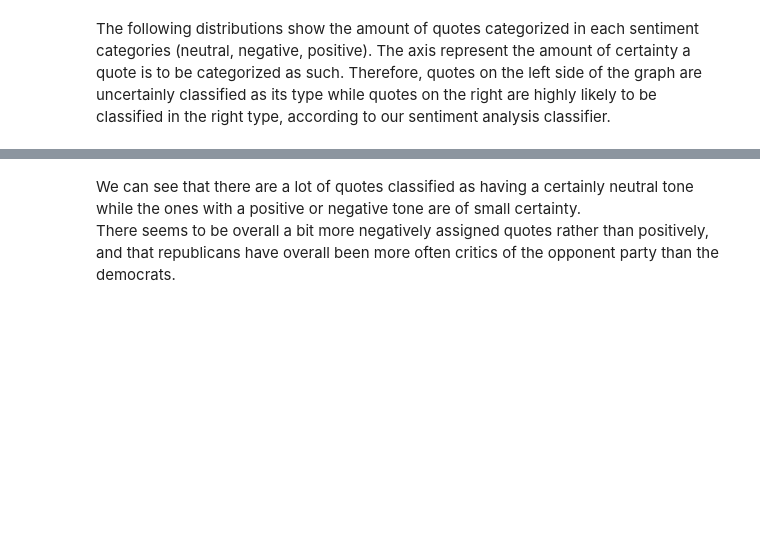
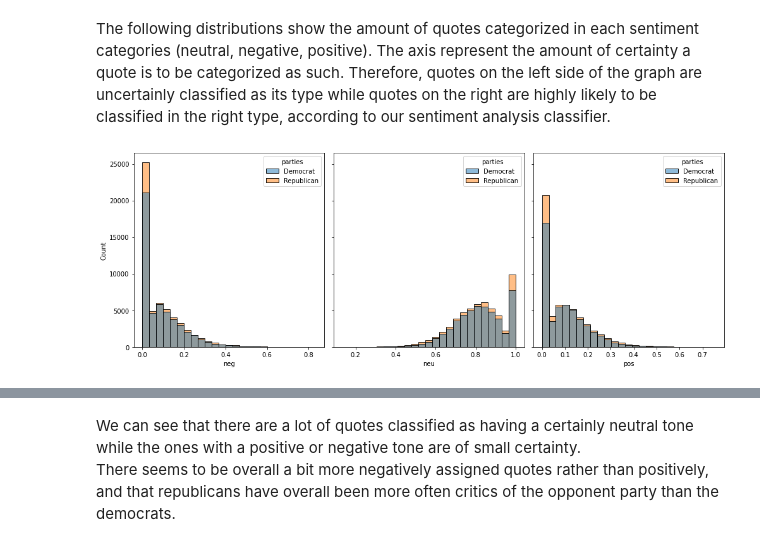
Before and after one commit to epfl-ada/ada-2021-project-apa, a Jupyter notebook: sentiment_eda.ipynb, the cells around one changed output, grey strips where cells are left out. Saved outputs shown, nothing was run; the diff lists cells and outputs as text; code cells hidden in the pictures; blank space fills up the shorter version.

```diff
--- a/sentiment_eda.ipynb
+++ b/sentiment_eda.ipynb
@@ -259,3 +269,11 @@ len(df_dem)=49672
 #### Quotes sentiment for each party (using NLTK)
 # %% [markdown]
 The following distributions show the amount of quotes categorized in each sentiment categories (neutral, negative, positive). The axis represent the amount of certainty a quote is to be categorized as such. Therefore, quotes on the left side of the graph are uncertainly classified as its type while quotes on the right are highly likely to be classified in the right type, according to our sentiment analysis classifier. <br>
+# %%
+fig, axes = plt.subplots(1, 3, figsize=(14,5), sharey=True)
+sns.histplot(data=df, x='neg', hue='parties', ax=axes[0], bins=25)
+sns.histplot(data=df, x='neu', hue='parties', ax=axes[1], bins=25)
+sns.histplot(data=df, x='pos', hue='parties', ax=axes[2], bins=25)
+fig.tight_layout()
+# %% [output]
+[figure, added]
```
Also changed, not shown: parts of 28 cells of this notebook.
